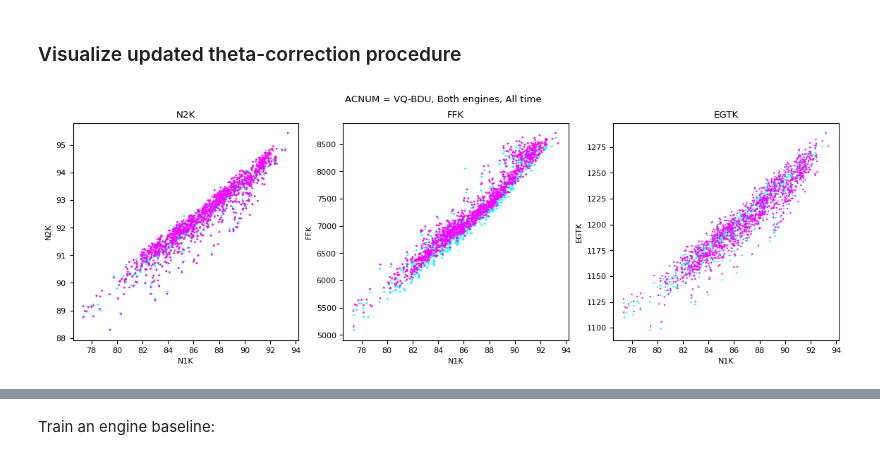
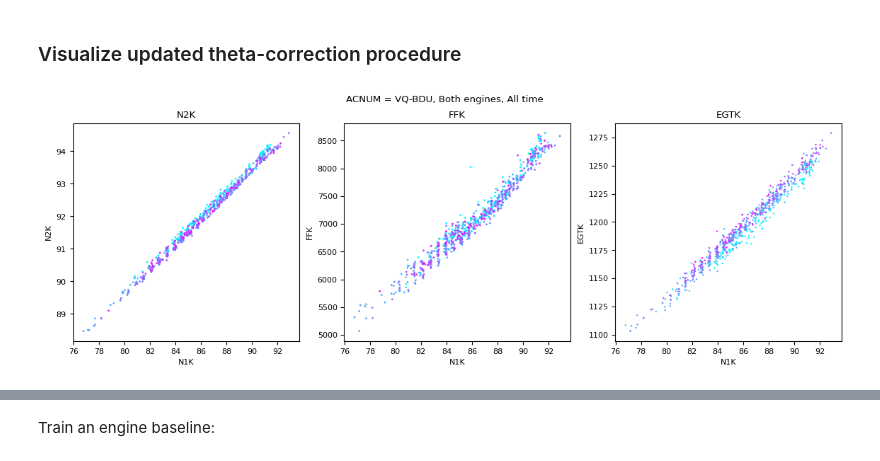
Before and after one commit to skeptlk/ecm, a Jupyter notebook: ex11_deltas.ipynb, the cells around one changed output, grey strips where cells are left out. Cells and saved outputs as stored; diff of their text form; code cells hidden in the pictures.

```diff
--- a/ex11_deltas.ipynb
+++ b/ex11_deltas.ipynb
@@ -1,5 +1,6 @@
 # %%
 import pandas as pd
+import matplotlib
 from utils import *
 from training import *
 
@@ -7,8 +8,8 @@ fleet = ['VQ-BGU', 'VQ-BDU']
 y_cols = ['egtm']
 meta_cols = ['reportts', 'acnum', 'pos']
 
-bgu = pd.read_csv('./takeoff-merged-VQ-BGU-30s.csv', parse_dates=['reportts']).query('egtm > 0 and oat > -100')
-bdu = pd.read_csv('./takeoff-merged-VQ-BDU-30s.csv', parse_dates=['reportts']).query('egtm > 0 and oat > -100')
+bgu = pd.read_csv('./takeoff-merged-VQ-BGU-30s.csv', parse_dates=['reportts']).query('egtm > 0 and oat_peak > -100')
+bdu = pd.read_csv('./takeoff-merged-VQ-BDU-30s.csv', parse_dates=['reportts']).query('egtm > 0 and oat_peak > -100')
 
 data = pd.concat([bgu, bdu]).sort_values('reportts').drop(columns=['file_path', 'dep', 'arr'])
 # %%
@@ -27,9 +28,10 @@ acms_full.shape
 def correct(data):
   datak = data.copy()
   alpha = 0.5
-  alpha_2 = 0.84
+  alpha_2 = 0.869
 
-  theta = (data['oat_peak'] + 273.16) / (288.16)
+  theta = (data['t2'] + 273.16) / (288.16)
+  theta_peak = (data['t2_peak'] + 273.16) / (288.16)
   delta = data['p2e'] / 29.92
 
   datak['nfk'] = data['nf'] / (theta ** alpha)
@@ -40,32 +42,35 @@ def correct(data):
   datak['egtk_2'] = (data['egt'] + 273.16) / theta
   datak['ffk'] = (data['ff']) / (delta * (theta ** 0.59))
 
-  datak['egt_peak_k'] = (data['egt_peak'] + 273.16) / (theta ** alpha_2)
-  datak['n1a_peak_k'] = data['n1a_peak'] / (theta ** alpha)
-  datak['n1_peak_k'] = data['n1_peak'] / (theta ** alpha)
+  datak['egt_peak_k'] = (data['egt_peak'] + 273.16) / (theta_peak ** alpha_2)
+  datak['n1a_peak_k'] = data['n1a_peak'] / (theta_peak ** alpha)
+  datak['n1_peak_k'] = data['n1_peak'] / (theta_peak ** alpha)
+  datak['n2a_peak_k'] = data['n2a_peak'] / (theta_peak ** alpha)
 
   return datak
 # %%
 data = correct(bdu)
 
 def plot_baselines(data, title):
   plt.rcParams.update({'font.size': 8})
   fig, axs = plt.subplots(1, 3)
   fig.set_size_inches(14, 4)
   fig.suptitle(title)
 
-  axs[0].scatter(data['n1ak'], data['n2ak'], s=1, c=data['pos'], cmap='cool')
+  cm = matplotlib.colormaps['cool']
+
+  axs[0].scatter(data['n1ak'], data['n2ak'], s=1, c=data['reportts'], cmap=cm)
   axs[0].set(xlabel='N1K', ylabel='N2K', title="N2K")
 
-  axs[1].scatter(data['n1ak'], data['ffk'], s=1, c=data['pos'], cmap='cool')
+  axs[1].scatter(data['n1ak'], data['ffk'], s=1, c=data['reportts'], cmap=cm)
   axs[1].set(xlabel='N1K', ylabel='FFK', title="FFK")
 
-  axs[2].scatter(data['n1ak'], data['egtk'], s=0.5, c=data['pos'], cmap='cool')
+  axs[2].scatter(data['n1ak'], data['egtk'], s=0.5, c=data['reportts'], cmap=cm)
   axs[2].set(xlabel='N1K', ylabel='EGTK', title="EGTK")
 
   plt.show()
 
-plot_baselines(data, title='ACNUM = VQ-BDU, Both engines, All time')
+plot_baselines(data.query('pos == 1'), title='ACNUM = VQ-BDU, Both engines, All time')
 # %% [output]
-[figure, old version]
+[figure, new version]
 # %%
```
Also changed, not shown: parts of 20 cells of this notebook, 6 other files.
